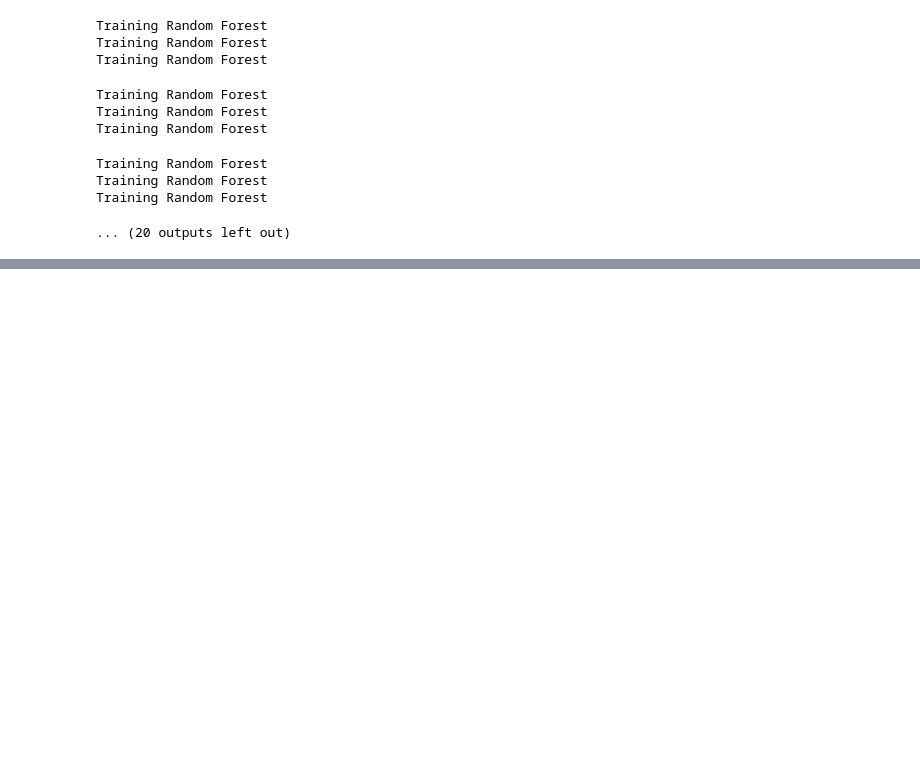
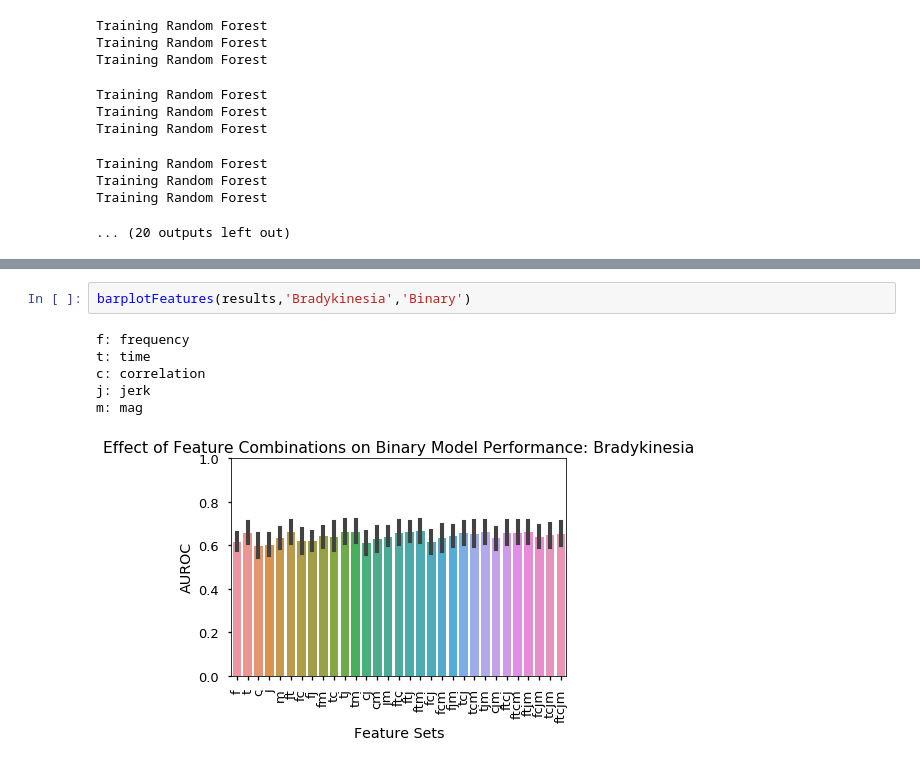
Before and after one commit to sanjeev-tv/CIS-PD, a Jupyter notebook: FeaturesAnalysis.ipynb, the cells around one changed output, grey strips where cells are left out. Saved outputs shown, nothing was run; the diff lists cells and outputs as text; blank space fills up the shorter version.

```diff
--- a/FeaturesAnalysis.ipynb
+++ b/FeaturesAnalysis.ipynb
@@ -1125,0 +439,9 @@ Training Random Forest
+# %%
+barplotFeatures(results,'Bradykinesia','Binary')
+# %% [output]
+f: frequency
+t: time
+c: correlation
+j: jerk
+m: mag
+[figure, added]
```
Also changed, not shown: parts of 52 cells of this notebook.
